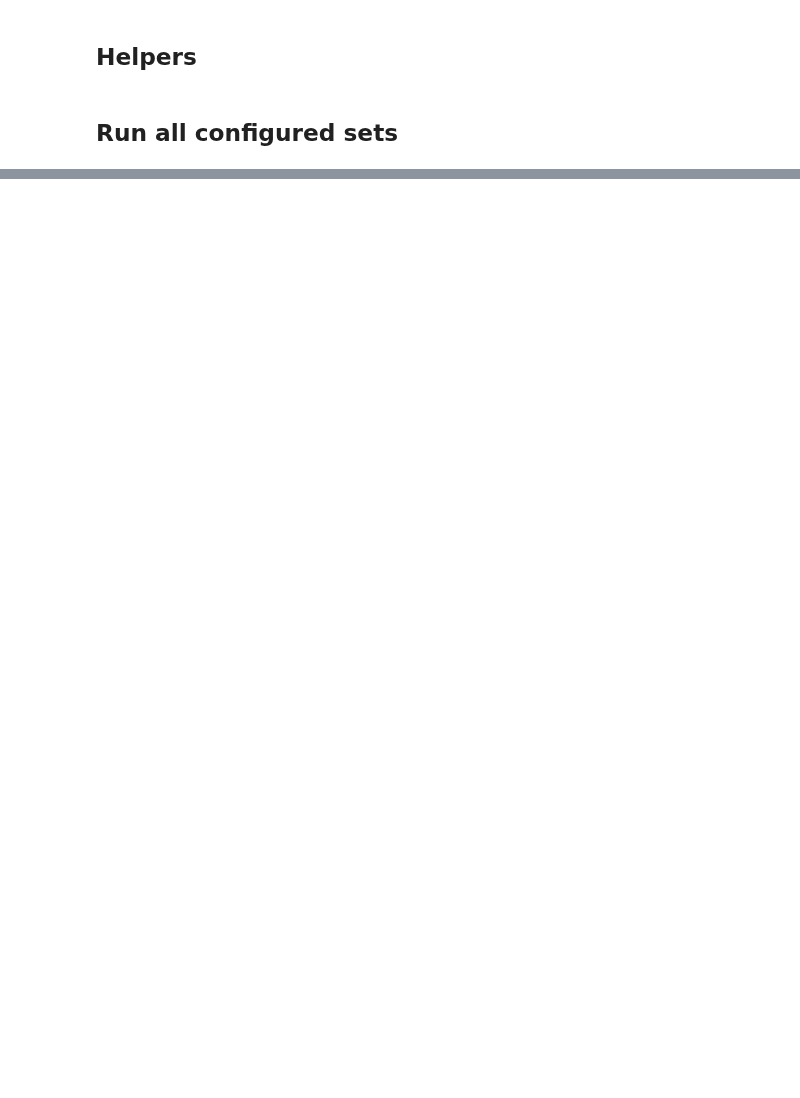
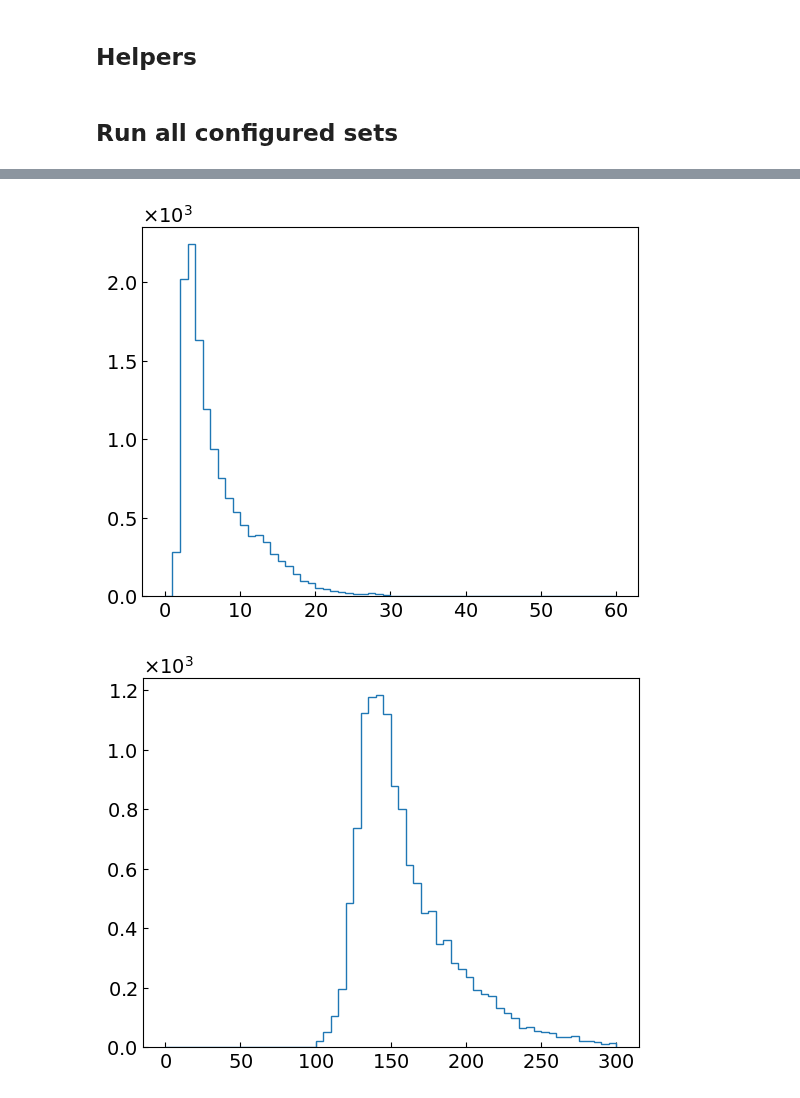
Before and after one commit to wjdanswjddl/cafpyana, a Jupyter notebook: analysis_village/numucc_1p0pi/notebooks/selected_xsec_overlay.ipynb, the cells around one changed output, grey strips where cells are left out. Drawn from its saved outputs; the diff is of its cells as text; code cells hidden in the pictures; blank space fills up the shorter version.

```diff
--- a/analysis_village/numucc_1p0pi/notebooks/selected_xsec_overlay.ipynb
+++ b/analysis_village/numucc_1p0pi/notebooks/selected_xsec_overlay.ipynb
@@ -183,0 +284,43 @@ print('\nDone in', datetime.now() - t0)
+# %%
+def avg_chi2(df, var_name):
+    planes = ['I0', 'I1', 'I2']
+    chi2_vals = []
+    for plane in planes:
+        chi2 = df['pfp']['trk']['chi2pid'][plane][var_name]
+        chi2_vals.append(chi2)
+    chi2_df = pd.concat(chi2_vals, axis=1)
+
+    chi2_df = chi2_df.replace(0, np.nan)
+    avg = chi2_df.mean(axis=1, skipna=True)
+    return avg
+# %%
+score_tag = ""
+chimu_avg = avg_chi2(data_evt.mu, f"chi2_muon{score_tag}")
+var = chimu_avg
+bins = np.linspace(0, 60, 61)
+plt.hist(var, bins=bins, histtype='step')
+plt.show()
+
+score_tag = ""
+chimu_avg = avg_chi2(data_evt.mu, f"chi2_proton{score_tag}")
+var = chimu_avg
+bins = np.linspace(0, 300, 61)
+plt.hist(var, bins=bins, histtype='step')
+plt.show()
+
+score_tag = ""
+chimu_avg = avg_chi2(data_evt.p, f"chi2_muon{score_tag}")
+var = chimu_avg
+bins = np.linspace(0, 60, 61)
+plt.hist(var, bins=bins, histtype='step')
+plt.show()
+
+score_tag = ""
+chimu_avg = avg_chi2(data_evt.p, f"chi2_proton{score_tag}")
+var = chimu_avg
+bins = np.linspace(0, 300, 61)
+plt.hist(var, bins=bins, histtype='step')
+plt.show()
+# %% [output]
+[figure, added]
+[figure, added]
```
Also changed, not shown: parts of 11 cells of this notebook, 3 other files.
